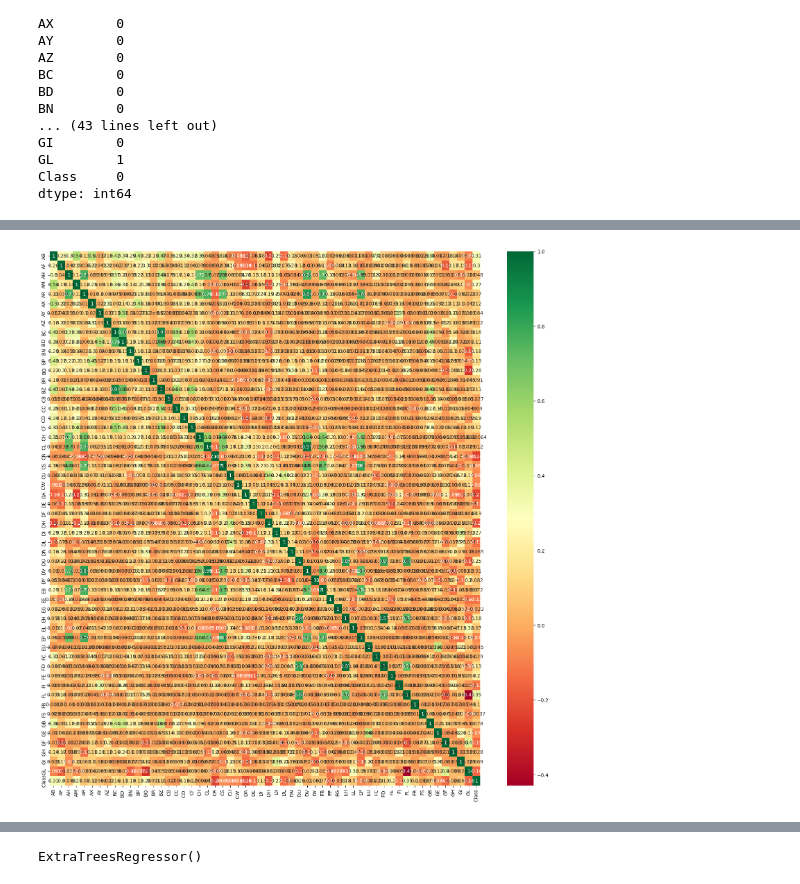
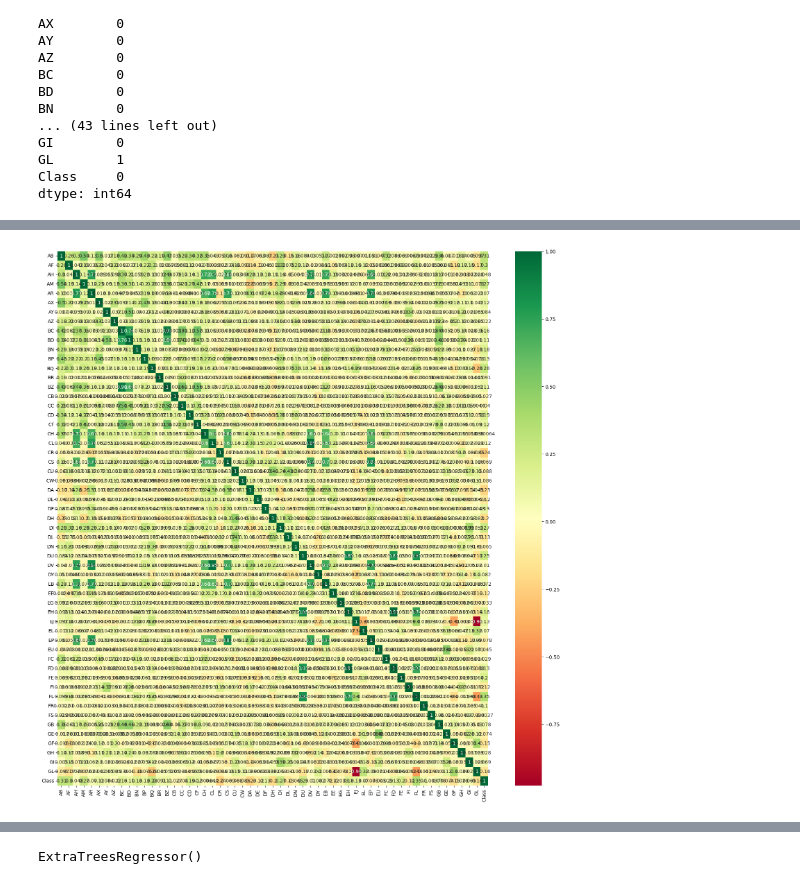
Before and after one commit to IsuruKasun/ML_Project_-Identifying_Age-Related_Conditions, a Jupyter notebook: ML_Project__Identifying_Age_Related_Conditions.ipynb, the cells around one changed output, grey strips where cells are left out. Cells and saved outputs as stored; diff of their text form; code cells hidden in the pictures.

```diff
--- a/ML_Project__Identifying_Age_Related_Conditions.ipynb
+++ b/ML_Project__Identifying_Age_Related_Conditions.ipynb
@@ -34,3 +34,18 @@ train.head()
 train.shape
 # %% [output]
 (617, 58)
+# %%
+#replace the 'EJ' with 1 and 0
+
+# Remove spaces from column names
+train.columns = train.columns.str.replace(' ', '')
+
+# Map values in the 'EJ' column
+train['EJ'] = train['EJ'].replace({'A': 0, 'B': 1})
+
+print(train['EJ'])
+
+# same thiing for the test data set
+test.columns = test.columns.str.replace(' ', '')
+test['EJ'] = test['EJ'].replace({'A': 0, 'B': 1})
+print(test['EJ'])
@@ -60,3 +101,6 @@ new_df = train.dropna()
+# %%
+# drop all null values of train df
+new_train = train.dropna()
 # %%
 # check missing or null values
 test.isnull().sum()
@@ -103,13 +186,13 @@ import matplotlib.pyplot as plt
 # %%
 import seaborn as sns
 
-corrmat = new_df.corr()
+corrmat = new_train.corr()
 top_corr_features= corrmat.index
 plt.figure(figsize=(20,20))
 #plot the heat map
-g=sns.heatmap(new_df[top_corr_features].corr(),annot=True,cmap="RdYlGn")
+g=sns.heatmap(new_train[top_corr_features].corr(),annot=True,cmap="RdYlGn")
 # grean = highly corelated
 # red = negarively corelated
 # The annot=True parameter adds the values of the correlation coefficients to the heatmap, and the cmap="RdYlGn" parameter sets the color map for the heatmap.
 # %% [output]
-[figure, old version]
+[figure, new version]
```
Also changed, not shown: parts of 26 cells of this notebook.
